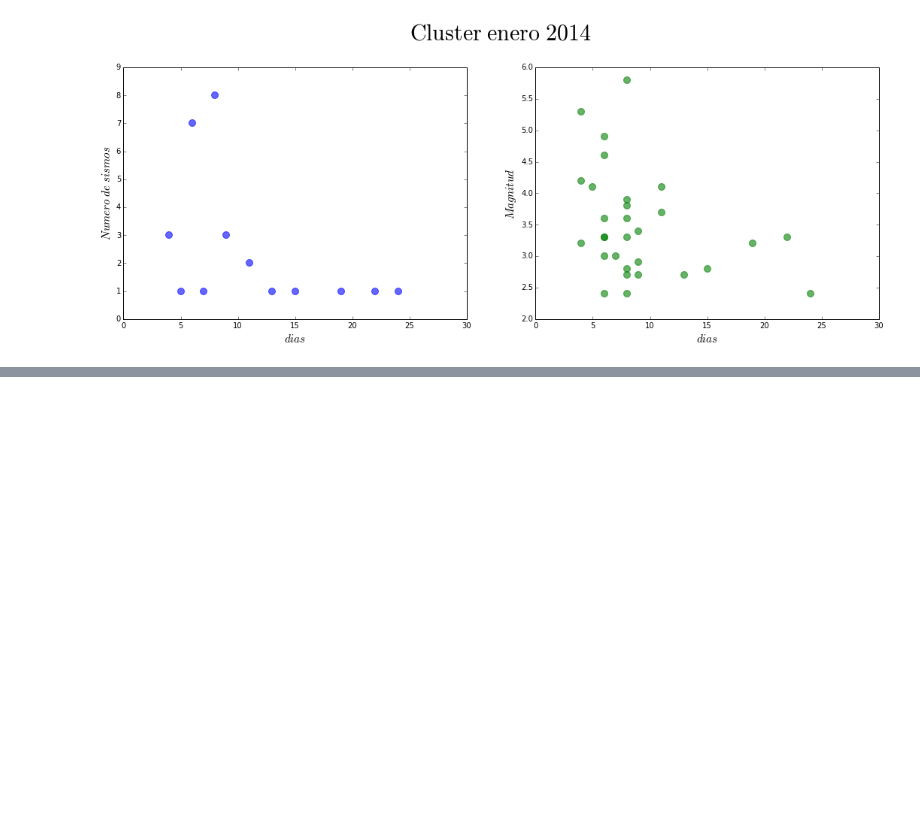
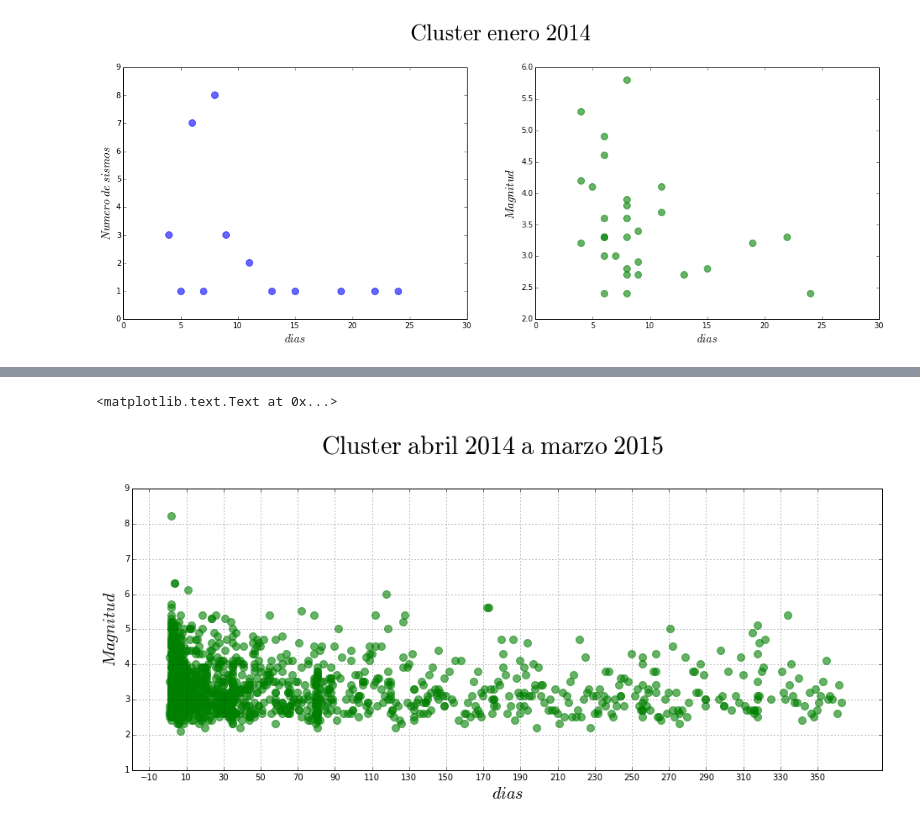
Before and after one commit to auracuervog/Sismologia20151, a Jupyter notebook: Tarea1/Tarea1.ipynb, the cells around one changed output, grey strips where cells are left out. Saved outputs shown, nothing was run; the diff lists cells and outputs as text; code cells hidden in the pictures; blank space fills up the shorter version.

```diff
--- a/Tarea1/Tarea1.ipynb
+++ b/Tarea1/Tarea1.ipynb
@@ -318,0 +452,28 @@ grid()
+# %%
+total_sismos = []
+total_sismos = num4+num5+num6+num7+num8+num9+num10+num11+num12+num1+num2+num3
+
+total_mag = []
+total_dias = []
+total_mag = mag1+mag2+mag3+mag4+mag5+mag6+mag7+mag8+mag9+mag10+mag11+mag12
+
+#Se guardan los consecutivos de los días en una lista
+file = open('tot_days.txt','r')
+for line in file:
+    total_dias.append(line.strip())
+
+fig = plt.figure()
+ax = fig.gca()
+
+fig.set_size_inches(16,6)
+ax.set_xticks(np.arange(-10,370,20))
+ax.set_yticks(np.arange(1,15,1))
+ax.scatter(total_dias, total_mag, color = "green", s= 80, alpha = 0.6 )
+grid()
+ylim([1,9])
+plt.ylabel(r'$Magnitud$', fontsize=20)
+plt.xlabel(r'$dias$', fontsize=20)
+plt.text(82.5, 10, "$\mathrm{Cluster \ abril \ 2014 \ a \ marzo \ 2015 }$", fontsize=30, rotation='horizontal')
+# %% [output]
+<matplotlib.text.Text at 0x...>
+[figure, added]
```
Also changed, not shown: parts of 19 cells of this notebook.
